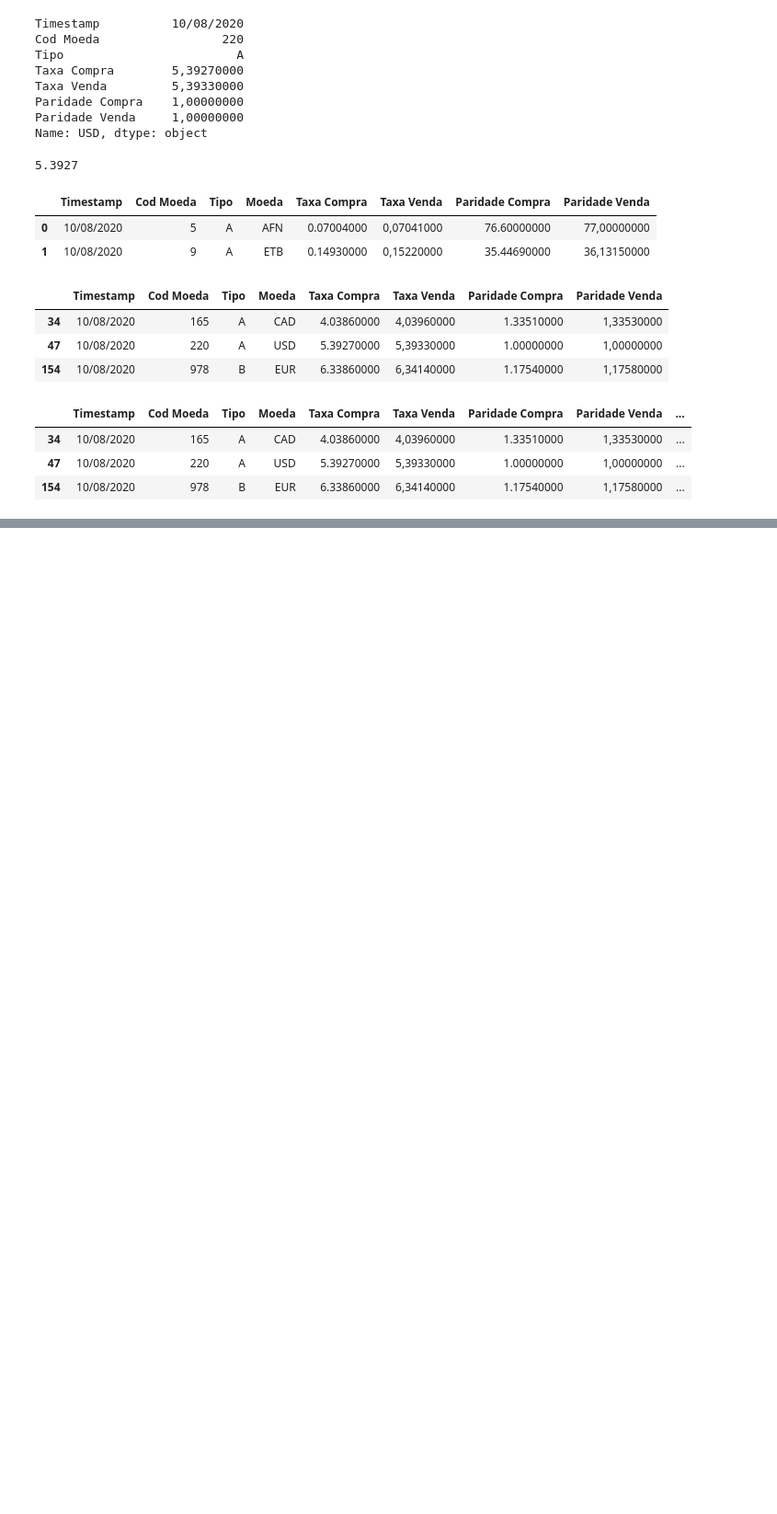
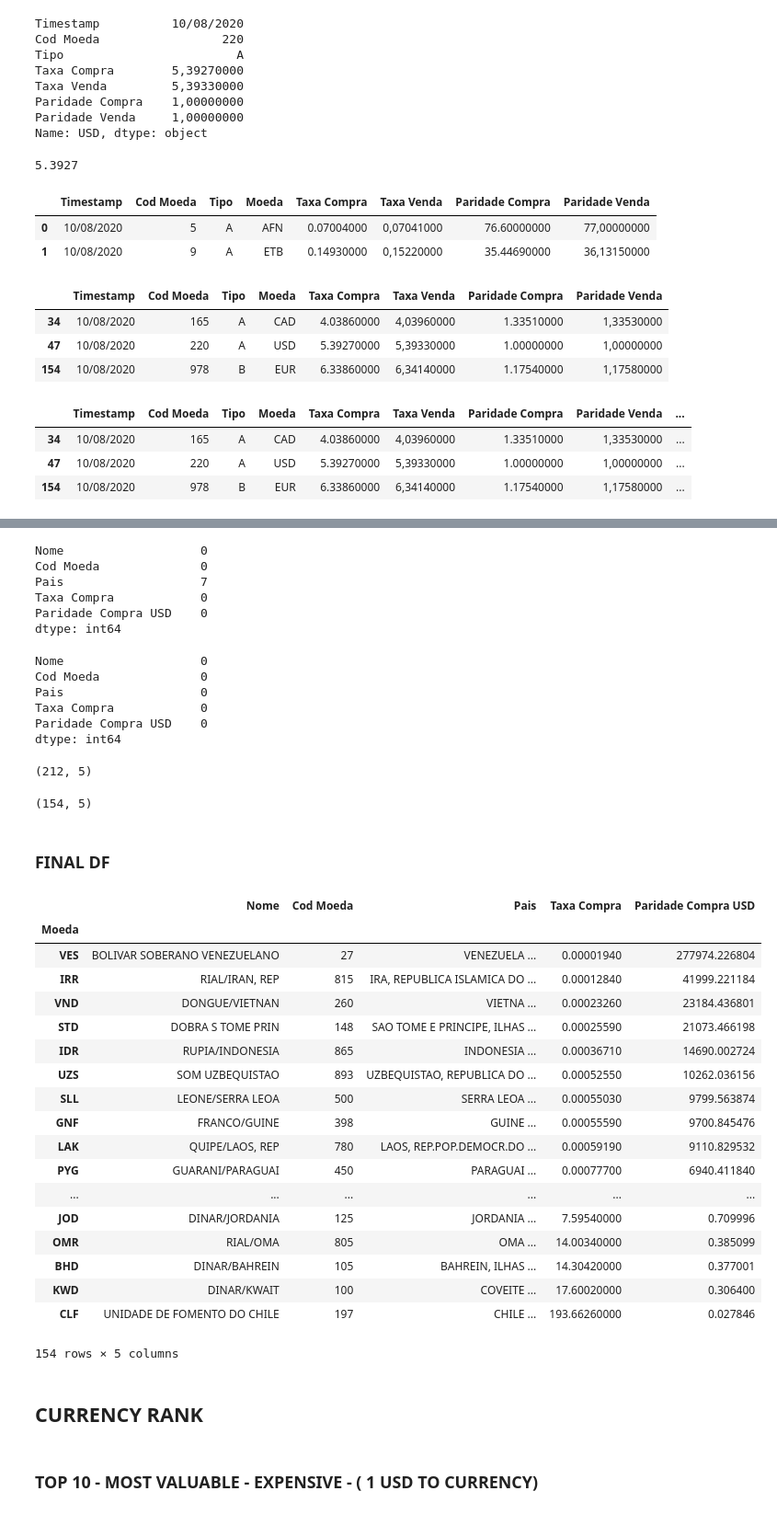
Before and after one commit to g-freire/currency_analysis, a Jupyter notebook: currency_analysis.ipynb, the cells around one changed output, grey strips where cells are left out. Shown: that part at 92% size. Cells and saved outputs as stored; diff of their text form; code cells hidden in the pictures; blank space fills up the shorter version.

```diff
--- a/currency_analysis.ipynb
+++ b/currency_analysis.ipynb
@@ -96,0 +222,4 @@ new_df.sort_values(by='Paridade Compra USD', ascending=False)
+# %%
+final_cols = ['Nome','Cod Moeda', 'Pais', 'Taxa Compra', 'Paridade Compra USD']
+final_df_aux = final_df[final_cols]
+final_df_aux[:10]
@@ -96,0 +239,58 @@ new_df.sort_values(by='Paridade Compra USD', ascending=False)
+# %%
+final_df_aux.isnull().sum()
+# %% [output]
+Nome                   0
+Cod Moeda              0
+Pais                   7
+Taxa Compra            0
+Paridade Compra USD    0
+dtype: int64
+# %%
+filtered_df = final_df_aux[final_df_aux['Pais'].notnull()]
+filtered_df.isnull().sum()
+# %% [output]
+Nome                   0
+Cod Moeda              0
+Pais                   0
+Taxa Compra            0
+Paridade Compra USD    0
+dtype: int64
+# %%
+# ONLY COUNTRIES CURRENCIES ( NOT COMMODITIES, ETC ..)
+filtered_df.shape
+# %% [output]
+(212, 5)
+# %%
+# ONLY UNIQUE CURRENCIES ( NOT REDUNDAT COUNTRIES WITH SHARED CURRENCY, eg. EURO, ETC)
+unique_filtered_df = filtered_df.drop_duplicates(subset=['Cod Moeda'])
+unique_filtered_df.shape
+# %% [output]
+(154, 5)
+# %% [markdown]
+### FINAL DF
+# %%
+unique_filtered_df
+# %% [output]
+|  | Nome | Cod Moeda | Pais | Taxa Compra | Paridade Compra USD |
+| Moeda |  |  |  |  |  |
+| VES | BOLIVAR SOBERANO VENEZUELANO | 27 | VENEZUELA ... | 0.00001940 | 277974.226804 |
+| IRR | RIAL/IRAN, REP | 815 | IRA, REPUBLICA ISLAMICA DO ... | 0.00012840 | 41999.221184 |
+| VND | DONGUE/VIETNAN | 260 | VIETNA ... | 0.00023260 | 23184.436801 |
+| STD | DOBRA S TOME PRIN | 148 | SAO TOME E PRINCIPE, ILHAS ... | 0.00025590 | 21073.466198 |
+| IDR | RUPIA/INDONESIA | 865 | INDONESIA ... | 0.00036710 | 14690.002724 |
+| UZS | SOM UZBEQUISTAO | 893 | UZBEQUISTAO, REPUBLICA DO ... | 0.00052550 | 10262.036156 |
+| SLL | LEONE/SERRA LEOA | 500 | SERRA LEOA ... | 0.00055030 | 9799.563874 |
+| GNF | FRANCO/GUINE | 398 | GUINE ... | 0.00055590 | 9700.845476 |
+| LAK | QUIPE/LAOS, REP | 780 | LAOS, REP.POP.DEMOCR.DO ... | 0.00059190 | 9110.829532 |
+| PYG | GUARANI/PARAGUAI | 450 | PARAGUAI ... | 0.00077700 | 6940.411840 |
+| ... | ... | ... | ... | ... | ... |
+| JOD | DINAR/JORDANIA | 125 | JORDANIA ... | 7.59540000 | 0.709996 |
+| OMR | RIAL/OMA | 805 | OMA ... | 14.00340000 | 0.385099 |
+| BHD | DINAR/BAHREIN | 105 | BAHREIN, ILHAS ... | 14.30420000 | 0.377001 |
+| KWD | DINAR/KWAIT | 100 | COVEITE ... | 17.60020000 | 0.306400 |
+| CLF | UNIDADE DE FOMENTO DO CHILE | 197 | CHILE ... | 193.66260000 | 0.027846 |
+154 rows × 5 columns
+# %% [markdown]
+## CURRENCY RANK
+# %% [markdown]
+### TOP 10 - MOST VALUABLE - EXPENSIVE -  ( 1 USD TO CURRENCY)
```
Also changed, not shown: parts of 27 cells of this notebook.
